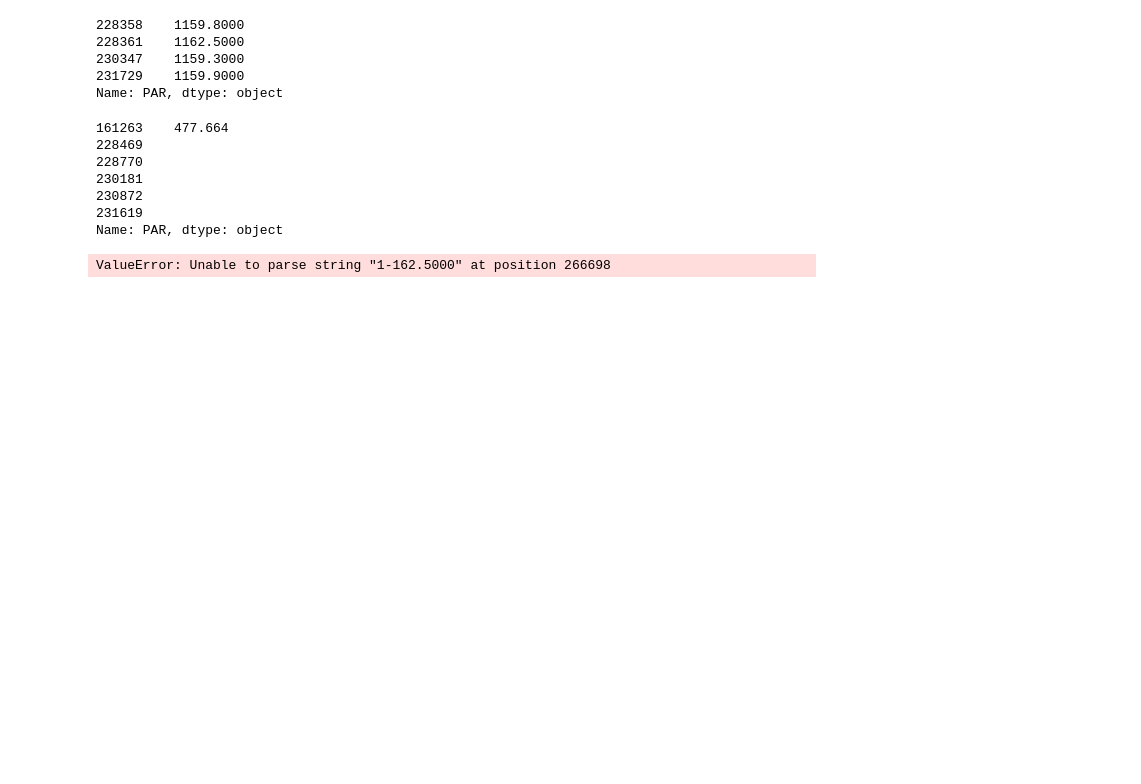
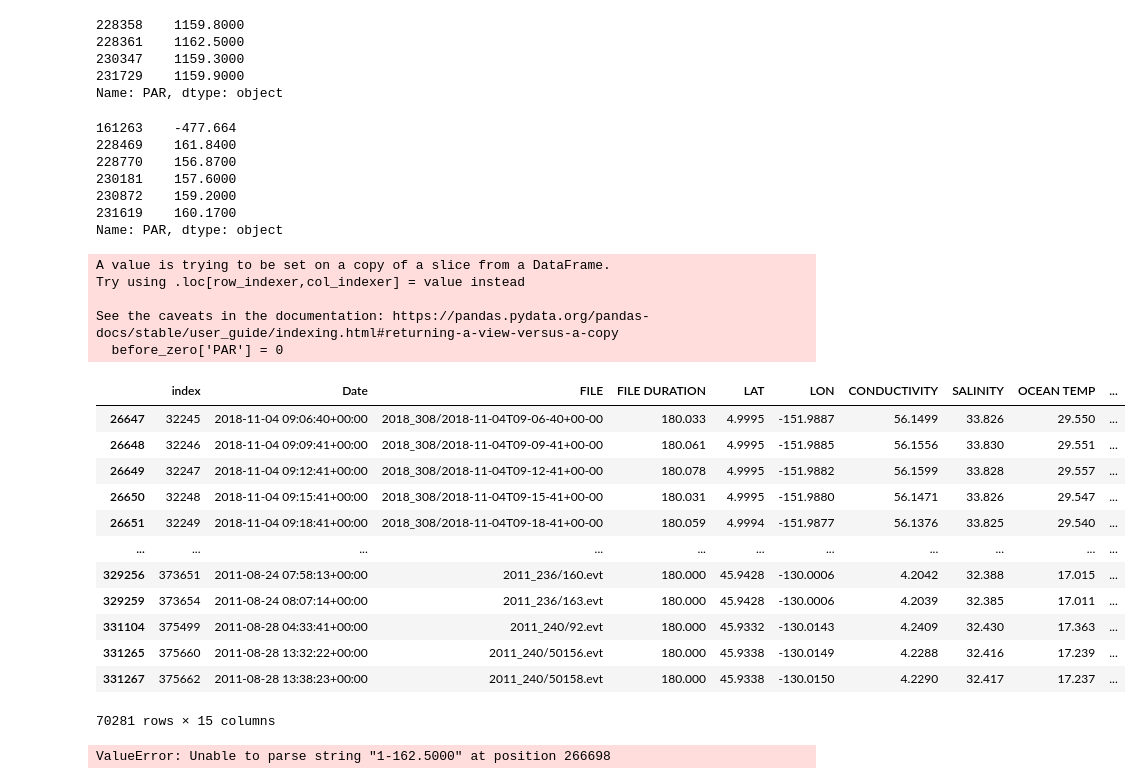
Before and after one commit to kpc02/SACNAS-2023-project, a Jupyter notebook: all_PAR_calib_python.ipynb, the cells around one changed output. Drawn from its saved outputs; the diff is of its cells as text; code cells hidden in the pictures; blank space fills up the shorter version.

Commit message:
small indexing update

```diff
--- a/all_PAR_calib_python.ipynb
+++ b/all_PAR_calib_python.ipynb
@@ -176,17 +176,39 @@ df3.loc[good_par.index, 'PAR']
 231729    1159.9000
 Name: PAR, dtype: object
 # %%
-pos_par = df3.loc[df3.PAR.astype(float) < -100, 'PAR'].apply(lambda x: x*-1)
-#df3.loc[df3.PAR.astype(float) < -10, 'PAR']
-pos_par
+neg_par = df3.loc[df3.PAR.astype(float) < -100, 'PAR'].replace({'-': ''}, regex = True)
+neg_par
 # %% [output]
-161263    477.664
-228469
-228770
-230181
-230872
-231619
+161263    -477.664
+228469    161.8400
+228770    156.8700
+230181    157.6000
+230872    159.2000
+231619    160.1700
 Name: PAR, dtype: object
+# %%
+before_zero = df3.loc[(df3.PAR.astype(float) < 0.1) & (df3.PAR.astype(float) > -50)]
+before_zero['PAR'] = 0
+before_zero
+# %% [output]
+A value is trying to be set on a copy of a slice from a DataFrame.
+Try using .loc[row_indexer,col_indexer] = value instead
+
+See the caveats in the documentation: https://pandas.pydata.org/pandas-docs/stable/user_guide/indexing.html#returning-a-view-versus-a-copy
+  before_zero['PAR'] = 0
+|  | index | Date | FILE | FILE DURATION | LAT | LON | CONDUCTIVITY | SALINITY | OCEAN TEMP | ... |
+| 26647 | 32245 | 2018-11-04 09:06:40+00:00 | 2018_308/2018-11-04T09-06-40+00-00 | 180.033 | 4.9995 | -151.9887 | 56.1499 | 33.826 | 29.550 | ... |
+| 26648 | 32246 | 2018-11-04 09:09:41+00:00 | 2018_308/2018-11-04T09-09-41+00-00 | 180.061 | 4.9995 | -151.9885 | 56.1556 | 33.830 | 29.551 | ... |
+| 26649 | 32247 | 2018-11-04 09:12:41+00:00 | 2018_308/2018-11-04T09-12-41+00-00 | 180.078 | 4.9995 | -151.9882 | 56.1599 | 33.828 | 29.557 | ... |
+| 26650 | 32248 | 2018-11-04 09:15:41+00:00 | 2018_308/2018-11-04T09-15-41+00-00 | 180.031 | 4.9995 | -151.9880 | 56.1471 | 33.826 | 29.547 | ... |
+| 26651 | 32249 | 2018-11-04 09:18:41+00:00 | 2018_308/2018-11-04T09-18-41+00-00 | 180.059 | 4.9994 | -151.9877 | 56.1376 | 33.825 | 29.540 | ... |
+| ... | ... | ... | ... | ... | ... | ... | ... | ... | ... | ... |
+| 329256 | 373651 | 2011-08-24 07:58:13+00:00 | 2011_236/160.evt | 180.000 | 45.9428 | -130.0006 | 4.2042 | 32.388 | 17.015 | ... |
+| 329259 | 373654 | 2011-08-24 08:07:14+00:00 | 2011_236/163.evt | 180.000 | 45.9428 | -130.0006 | 4.2039 | 32.385 | 17.011 | ... |
+| 331104 | 375499 | 2011-08-28 04:33:41+00:00 | 2011_240/92.evt | 180.000 | 45.9332 | -130.0143 | 4.2409 | 32.430 | 17.363 | ... |
+| 331265 | 375660 | 2011-08-28 13:32:22+00:00 | 2011_240/50156.evt | 180.000 | 45.9338 | -130.0149 | 4.2288 | 32.416 | 17.239 | ... |
+| 331267 | 375662 | 2011-08-28 13:38:23+00:00 | 2011_240/50158.evt | 180.000 | 45.9338 | -130.0150 | 4.2290 | 32.417 | 17.237 | ... |
+70281 rows × 15 columns
 # %%
 df2['PAR'] = pd.to_numeric(df2['PAR'])
 sfl_hourly = df2.groupby([pd.Grouper(key = 'Date', freq = 'H'), 'cruise']).agg({'PAR': 'mean'}).reset_index()
```
